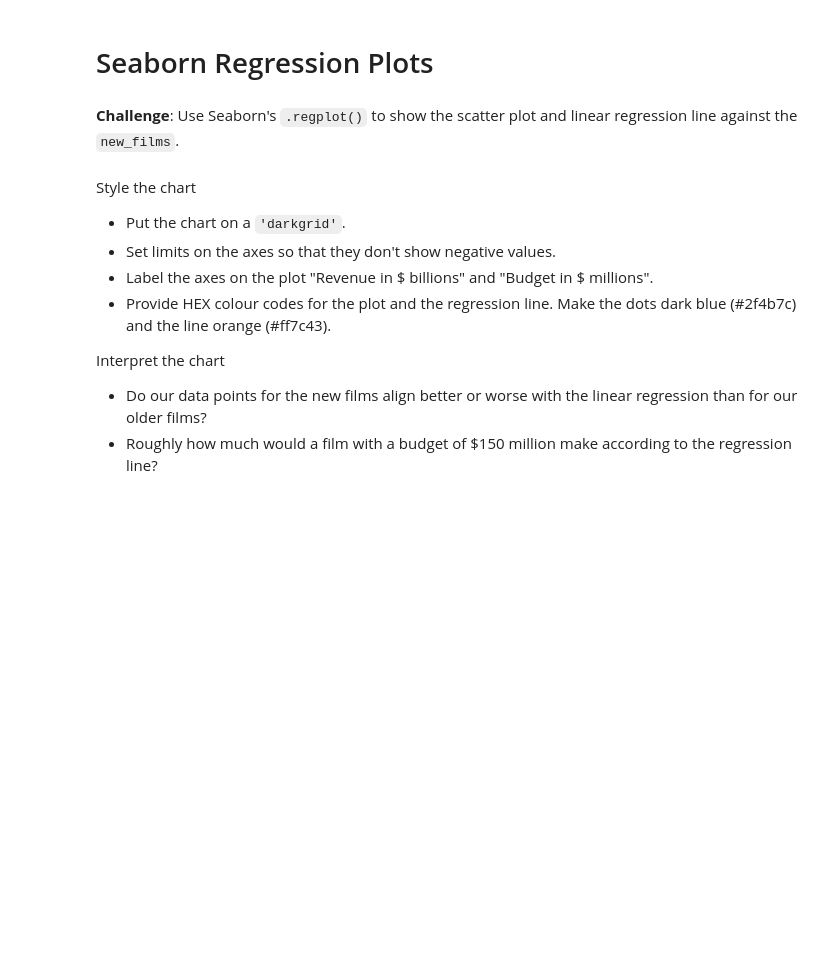
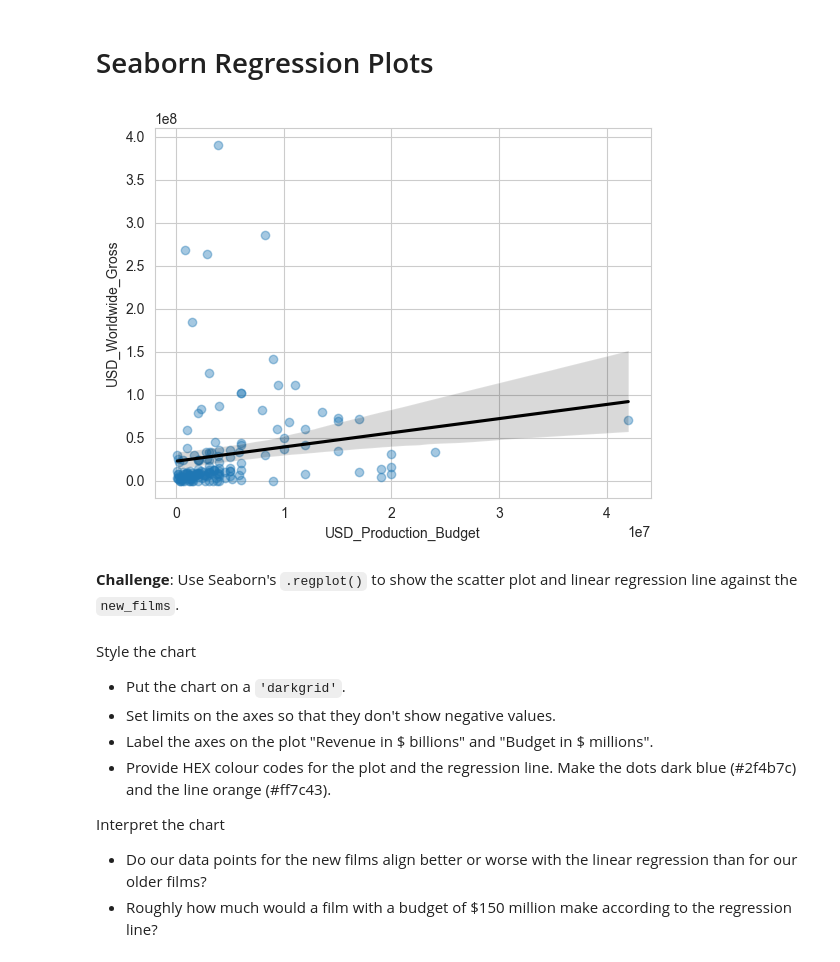
Before and after one commit to staixo/Python100day, a Jupyter notebook: Advanced/Datascience/Movie/Seaborn_and_Linear_Regression.ipynb, the cells around one changed output. Drawn from its saved outputs; the diff is of its cells as text; code cells hidden in the pictures; blank space fills up the shorter version.

```diff
--- a/Advanced/Datascience/Movie/Seaborn_and_Linear_Regression.ipynb
+++ b/Advanced/Datascience/Movie/Seaborn_and_Linear_Regression.ipynb
@@ -286,3 +335,7 @@ Here's how:
 <img src=https://i.imgur.com/5m06Ach.png width=650>
 3. Use floor division `//` to convert the year data to the decades of the films.
 4. Add the decades as a `Decade` column to the `data_clean` DataFrame.
+# %%
+print(data_clean.dtypes)
+data_clean["Decade"] = data_clean["Release_Date"].dt.year // 10 * 10
+print(data_clean.head())
@@ -294,3 +373,10 @@ Here's how:
 * `new_films` should include all the films from 1970 onwards
 * How many films were released prior to 1970?
 * What was the most expensive film made prior to 1970?
+# %%
+old_films = data_clean[data_clean.Decade < 1970]
+new_films = data_clean[data_clean.Decade >= 1970]
+
+old_films.head()
+old_films.shape[0]
+old_films.sort_values('USD_Production_Budget',ascending=False)
@@ -297,5 +397,15 @@ Here's how:
 # %% [markdown]
 # Seaborn Regression Plots
+# %%
+
+sns.regplot(x="USD_Production_Budget", y="USD_Worldwide_Gross", data=old_films,             scatter_kws = {'alpha': 0.4},
+            line_kws = {'color': 'black'})
+
+plt.show()
+# %%
+# %%
+# %% [output]
+[figure, added]
 # %% [markdown]
 **Challenge**: Use Seaborn's `.regplot()` to show the scatter plot and linear regression line against the `new_films`.
 <br>
```
Also changed, not shown: parts of 11 cells of this notebook, 1 other file.
